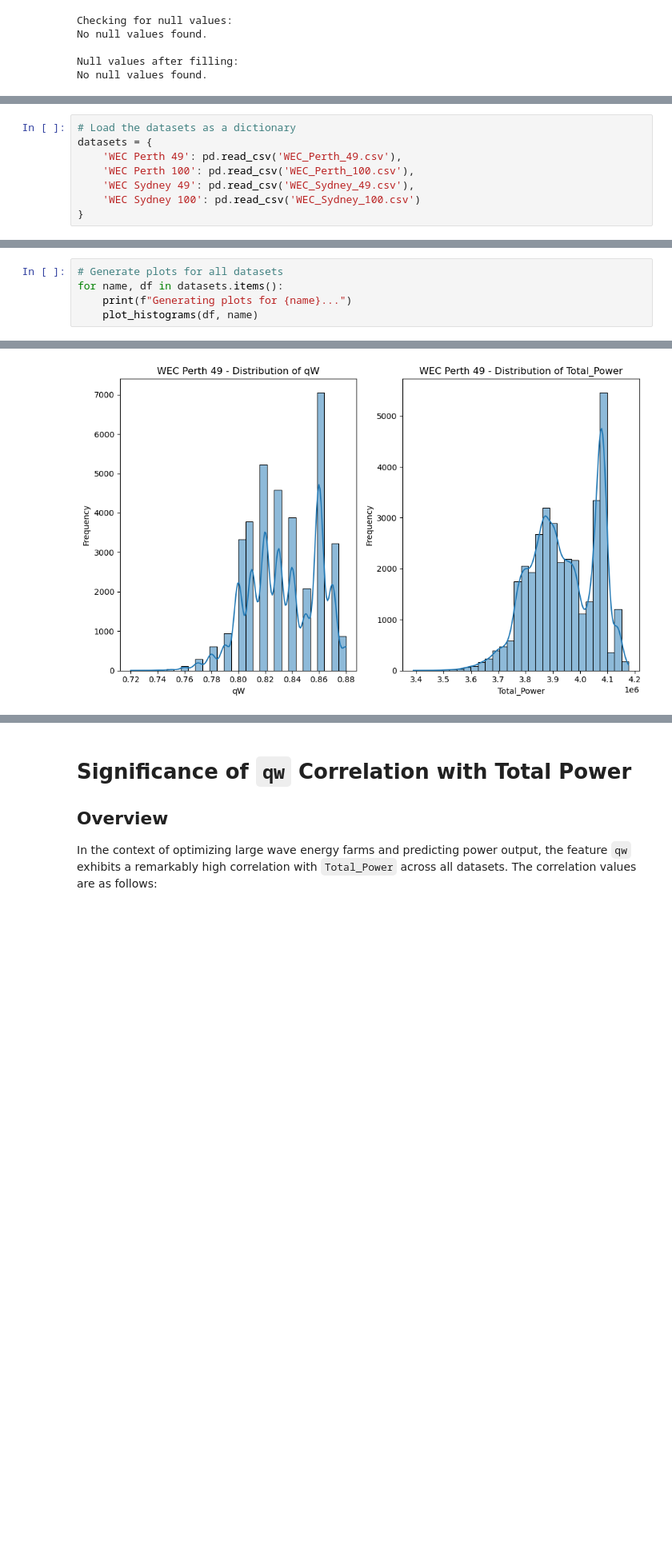
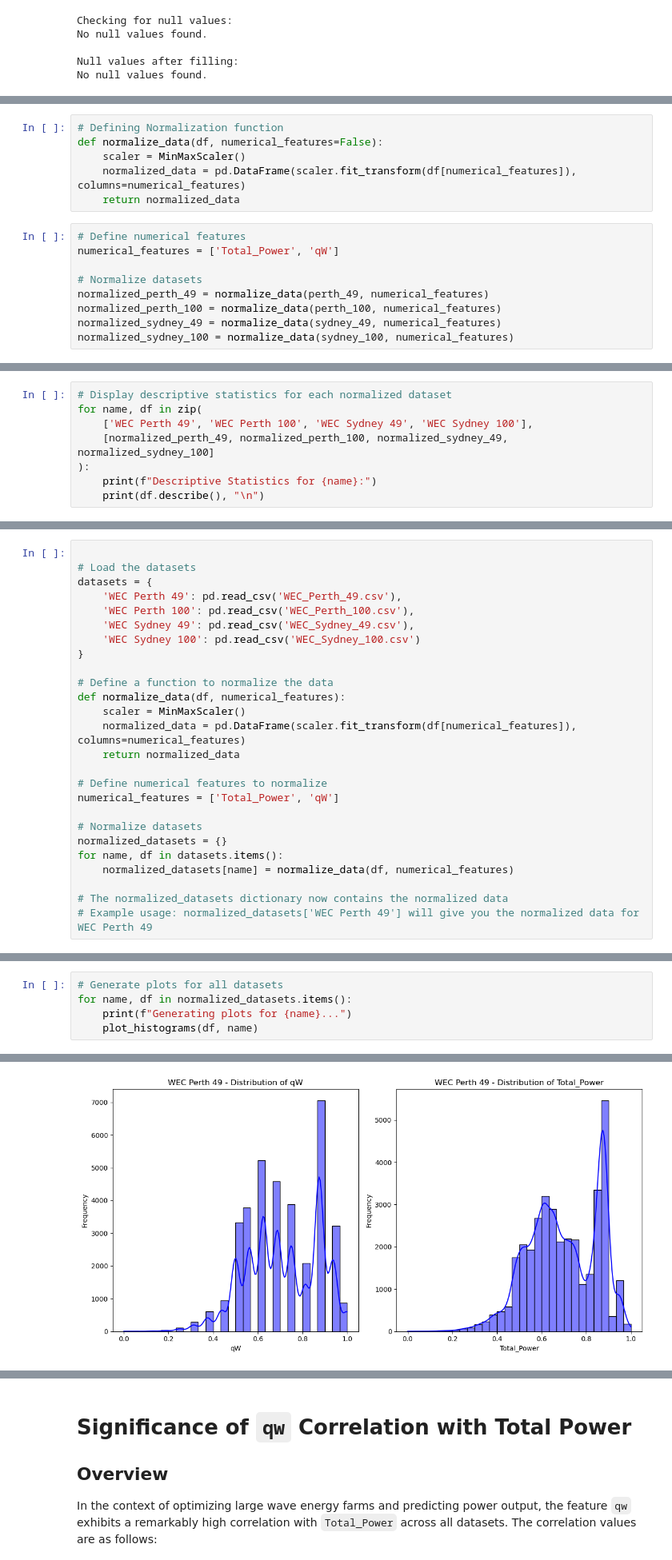
Before and after one commit to Kevinobote/WEC, a Jupyter notebook: WEC.ipynb, the cells around one changed output, grey strips where cells are left out. Shown at 80% size. Drawn from its saved outputs; the diff is of its cells as text; blank space fills up the shorter version.

```diff
--- a/WEC.ipynb
+++ b/WEC.ipynb
@@ -368,0 +403,15 @@ No null values found.
+# %%
+# Defining Normalization function
+def normalize_data(df, numerical_features=False):
+    scaler = MinMaxScaler()
+    normalized_data = pd.DataFrame(scaler.fit_transform(df[numerical_features]), columns=numerical_features)
+    return normalized_data
+# %%
+# Define numerical features
+numerical_features = ['Total_Power', 'qW']
+
+# Normalize datasets
+normalized_perth_49 = normalize_data(perth_49, numerical_features)
+normalized_perth_100 = normalize_data(perth_100, numerical_features)
+normalized_sydney_49 = normalize_data(sydney_49, numerical_features)
+normalized_sydney_100 = normalize_data(sydney_100, numerical_features)
@@ -368,0 +466,8 @@ No null values found.
+# %%
+# Display descriptive statistics for each normalized dataset
+for name, df in zip(
+    ['WEC Perth 49', 'WEC Perth 100', 'WEC Sydney 49', 'WEC Sydney 100'],
+    [normalized_perth_49, normalized_perth_100, normalized_sydney_49, normalized_sydney_100]
+):
+    print(f"Descriptive Statistics for {name}:")
+    print(df.describe(), "\n")
@@ -369,9 +492,27 @@ No null values found.
 # %%
-# Load the datasets as a dictionary
+
+# Load the datasets
 datasets = {
     'WEC Perth 49': pd.read_csv('WEC_Perth_49.csv'),
     'WEC Perth 100': pd.read_csv('WEC_Perth_100.csv'),
     'WEC Sydney 49': pd.read_csv('WEC_Sydney_49.csv'),
     'WEC Sydney 100': pd.read_csv('WEC_Sydney_100.csv')
 }
+
+# Define a function to normalize the data
+def normalize_data(df, numerical_features):
+    scaler = MinMaxScaler()
+    normalized_data = pd.DataFrame(scaler.fit_transform(df[numerical_features]), columns=numerical_features)
+    return normalized_data
+
+# Define numerical features to normalize
+numerical_features = ['Total_Power', 'qW']
+
+# Normalize datasets
+normalized_datasets = {}
+for name, df in datasets.items():
+    normalized_datasets[name] = normalize_data(df, numerical_features)
+
+# The normalized_datasets dictionary now contains the normalized data
+# Example usage: normalized_datasets['WEC Perth 49'] will give you the normalized data for WEC Perth 49
 # %%
@@ -422,10 +603,10 @@ def plot_correlation_matrix(df, title):
     plt.show()
 # %%
 # Generate plots for all datasets
-for name, df in datasets.items():
+for name, df in normalized_datasets.items():
     print(f"Generating plots for {name}...")
     plot_histograms(df, name)
 # %% [output]
 Generating plots for WEC Perth 49...
-[figure, old version]
+[figure, new version]
 Generating plots for WEC Perth 100...
```
Also changed, not shown: parts of 28 cells of this notebook.
